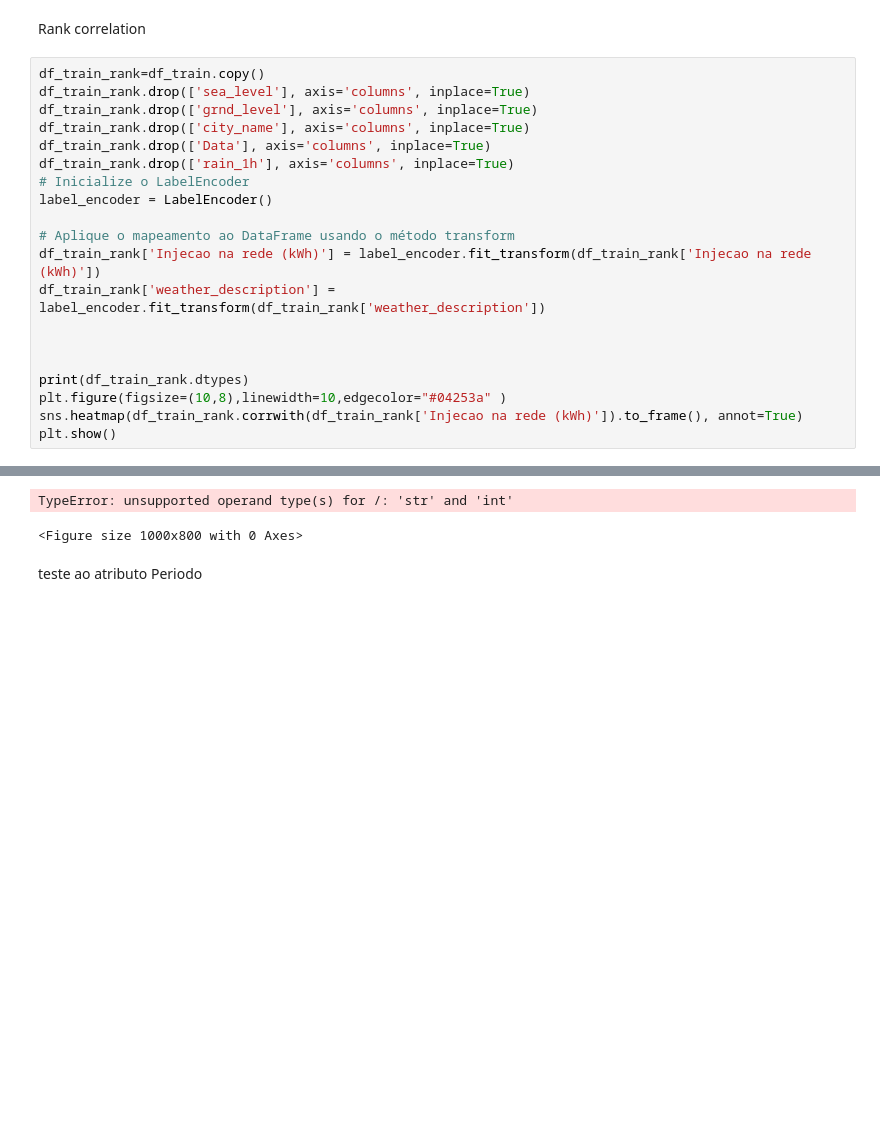
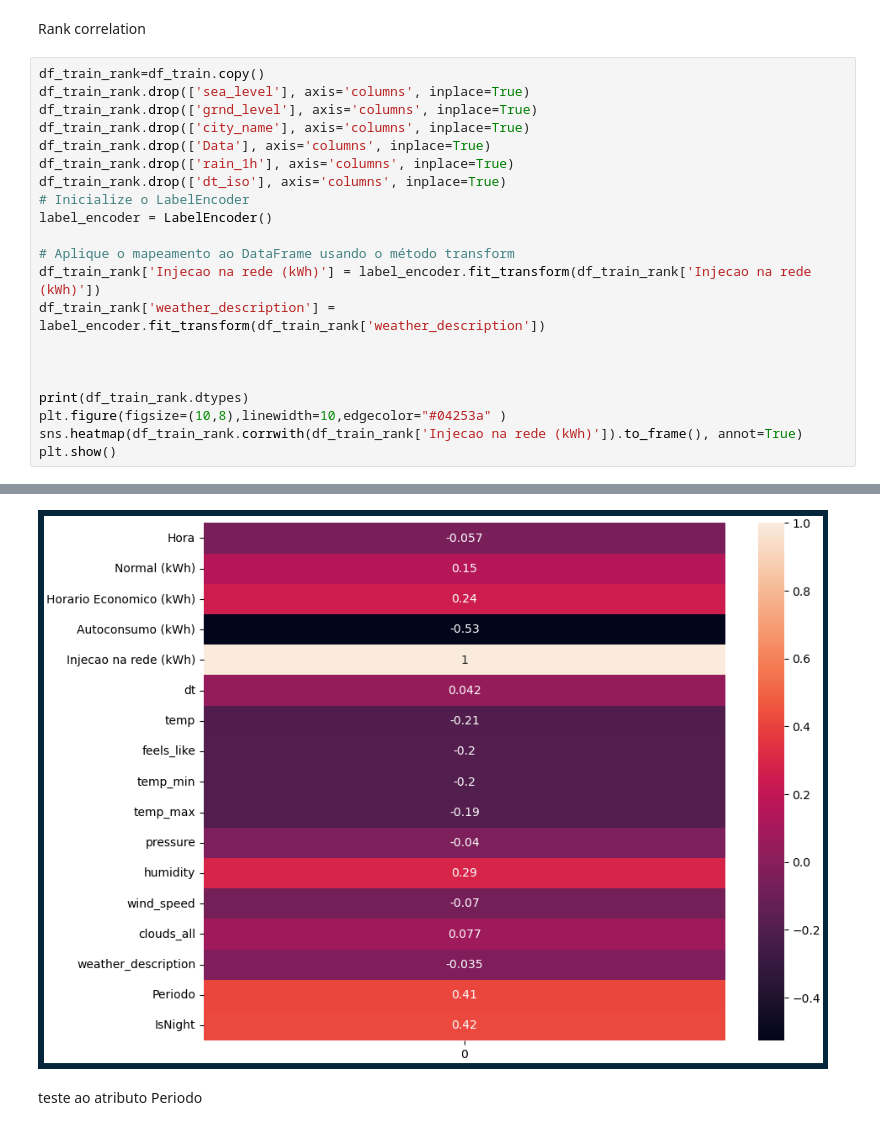
Before and after one commit to simaobarroso/tp-daa, a Jupyter notebook: competicao/comp.ipynb, the cells around one changed output, grey strips where cells are left out. Cells and saved outputs as stored; diff of their text form; blank space fills up the shorter version.

```diff
--- a/competicao/comp.ipynb
+++ b/competicao/comp.ipynb
@@ -511,6 +512,7 @@ df_train_rank.drop(['grnd_level'], axis='columns', inplace=True)
 df_train_rank.drop(['city_name'], axis='columns', inplace=True)
 df_train_rank.drop(['Data'], axis='columns', inplace=True)
 df_train_rank.drop(['rain_1h'], axis='columns', inplace=True)
+df_train_rank.drop(['dt_iso'], axis='columns', inplace=True)
 # Inicialize o LabelEncoder
 label_encoder = LabelEncoder()
 
@@ -535,17 +536,16 @@ dt_iso                      object
 temp                       float64
 feels_like                 float64
 temp_min                   float64
 temp_max                   float64
 pressure                     int64
 humidity                     int64
 wind_speed                 float64
 clouds_all                   int64
 weather_description          int64
 Periodo                      int64
 IsNight                       bool
 dtype: object
-TypeError: unsupported operand type(s) for /: 'str' and 'int'
-<Figure size 1000x800 with 0 Axes>
+[figure, added]
 # %% [markdown]
 teste ao atributo Periodo
 # %%
```
Also changed, not shown: parts of 22 cells of this notebook, 1 other file.
